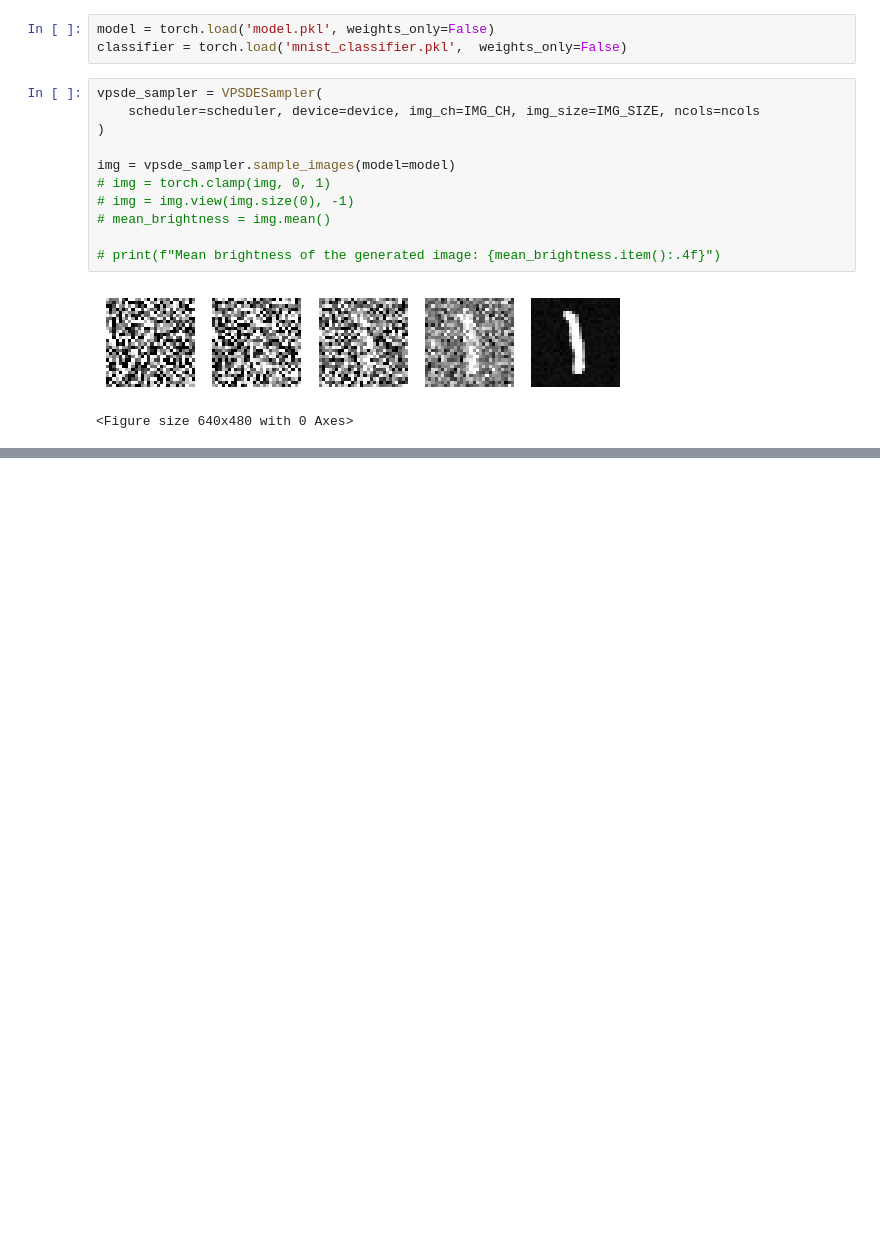
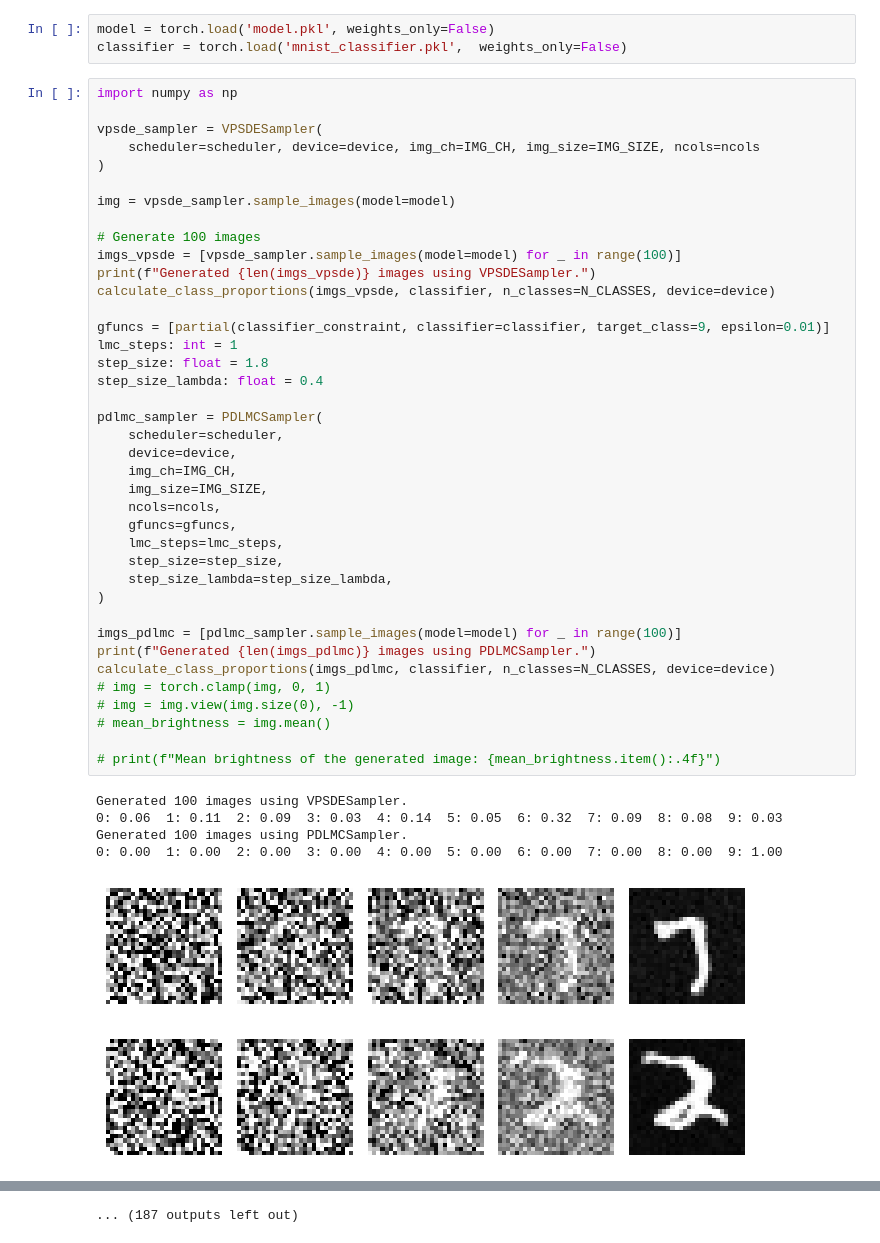
Before and after one commit to thiago-rissi/constrained_diffusion, a Jupyter notebook: notebooks/diffusion.ipynb, the cells around one changed output, grey strips where cells are left out. Drawn from its saved outputs; the diff is of its cells as text; blank space fills up the shorter version.

Commit message:
proportion experiment

```diff
--- a/notebooks/diffusion.ipynb
+++ b/notebooks/diffusion.ipynb
@@ -70,16 +70,47 @@ torch.save(model, "model.pkl")
 model = torch.load('model.pkl', weights_only=False)
 classifier = torch.load('mnist_classifier.pkl',  weights_only=False)
 # %%
+import numpy as np
+
 vpsde_sampler = VPSDESampler(
     scheduler=scheduler, device=device, img_ch=IMG_CH, img_size=IMG_SIZE, ncols=ncols
 )
 
 img = vpsde_sampler.sample_images(model=model)
+
+# Generate 100 images
+imgs_vpsde = [vpsde_sampler.sample_images(model=model) for _ in range(100)]
+print(f"Generated {len(imgs_vpsde)} images using VPSDESampler.")
+calculate_class_proportions(imgs_vpsde, classifier, n_classes=N_CLASSES, device=device)
+
+gfuncs = [partial(classifier_constraint, classifier=classifier, target_class=9, epsilon=0.01)]
+lmc_steps: int = 1
+step_size: float = 1.8
+step_size_lambda: float = 0.4
+
+pdlmc_sampler = PDLMCSampler(
+    scheduler=scheduler,
+    device=device,
+    img_ch=IMG_CH,
+    img_size=IMG_SIZE,
+    ncols=ncols,
+    gfuncs=gfuncs,
+    lmc_steps=lmc_steps,
+    step_size=step_size,
+    step_size_lambda=step_size_lambda,
+)
+
+imgs_pdlmc = [pdlmc_sampler.sample_images(model=model) for _ in range(100)]
+print(f"Generated {len(imgs_pdlmc)} images using PDLMCSampler.")
+calculate_class_proportions(imgs_pdlmc, classifier, n_classes=N_CLASSES, device=device)
 # img = torch.clamp(img, 0, 1)
 # img = img.view(img.size(0), -1)
 # mean_brightness = img.mean()
 
 # print(f"Mean brightness of the generated image: {mean_brightness.item():.4f}")
 # %% [output]
+Generated 100 images using VPSDESampler.
+0: 0.06  1: 0.11  2: 0.09  3: 0.03  4: 0.14  5: 0.05  6: 0.32  7: 0.09  8: 0.08  9: 0.03  Generated 100 images using PDLMCSampler.
+0: 0.00  1: 0.00  2: 0.00  3: 0.00  4: 0.00  5: 0.00  6: 0.00  7: 0.00  8: 0.00  9: 1.00
-[figure, old version]
+[figure, new version]
-<Figure size 640x480 with 0 Axes>
+[figure, added]
@@ -86,3 +126,4 @@ img = vpsde_sampler.sample_images(model=model)
+... (187 outputs left out)
 # %%
 gfuncs = [partial(classifier_constraint, classifier=classifier, target_class=9, epsilon=0.01)]
 lmc_steps: int = 1
```
Also changed, not shown: parts of 2 cells of this notebook, 3 other files.
